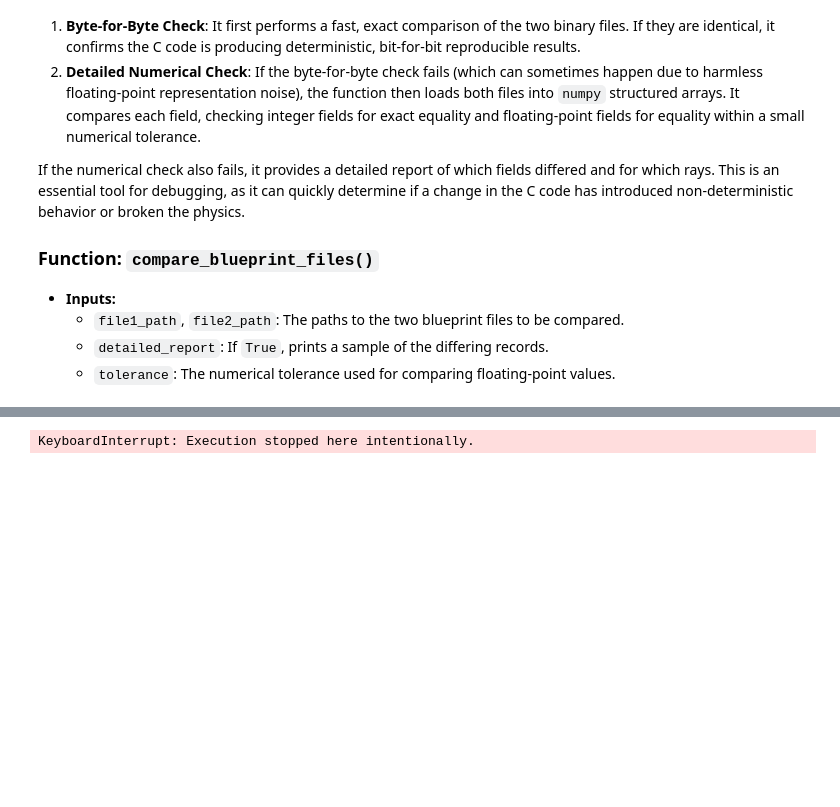
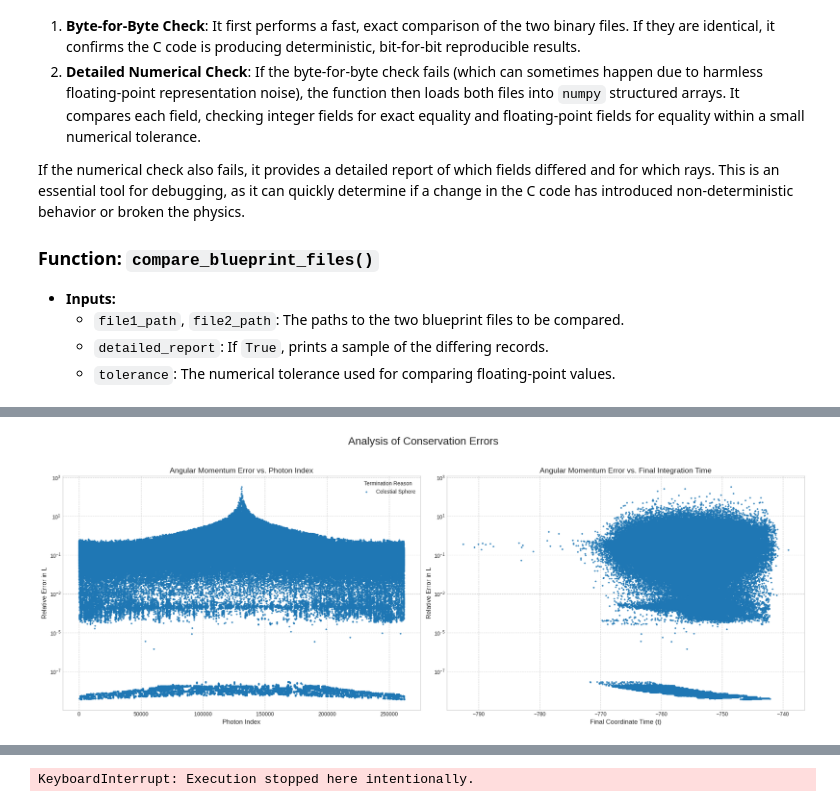
Before and after one commit to Moone02/Research_2025, a Jupyter notebook: V1_0_bh_vis.ipynb, the cells around one changed output, grey strips where cells are left out. Drawn from its saved outputs; the diff is of its cells as text; code cells hidden in the pictures; blank space fills up the shorter version.

```diff
--- a/V1_0_bh_vis.ipynb
+++ b/V1_0_bh_vis.ipynb
@@ -1737,0 +1955,87 @@ def compare_blueprint_files(
+# %%
+import pandas as pd
+import matplotlib.pyplot as plt
+import numpy as np
+import os
+
+def plot_conservation_error_distribution(
+    project_dir: str = "project/photon_geodesic_integrator",
+    input_filename: str = "conservation_errors.txt"
+) -> None:
+    """
+    Reads the conservation error log file and generates two plots:
+    1. A scatter plot of errors vs. photon index, colored by termination type.
+    2. A scatter plot of error vs. final integration time.
+    """
+    print("--- Generating Conservation Error Distribution Plots ---")
+
+    # --- 1. Load the data using pandas ---
+    full_path = os.path.join(project_dir, input_filename)
+    if not os.path.exists(full_path):
+        print(f"ERROR: Error log file not found at '{full_path}'")
+        return
+
+    try:
+        # UPDATED: Added 'final_t' to the column names
+        column_names = ['photon_idx', 'dE_relative', 'dL_relative', 'dQ_relative',
+                        'Q_initial', 'Q_final', 'termination_type', 'final_t']
+
+        df = pd.read_csv(full_path, sep=r'\s+', comment='#', names=column_names)
+        print(f"Successfully loaded error data for {len(df)} photons.")
+    except Exception as e:
+        print(f"ERROR: Failed to load or parse the data file '{full_path}'. Exception: {e}")
+        return
+
+    # --- 2. Prepare Data and Define Labels ---
+    df['dL_relative'] = df['dL_relative'].replace(0, 1e-16)
+
+    termination_map = {
+        0: 'BH Capture (p^t exceeded)', 1: 'Disk Intersection', 2: 'Source Plane',
+        3: 'Celestial Sphere', 4: 'ACTIVE (Error)', 5: 'RKF45 Failure',
+        6: 'Generic Failure', 7: 'Time Exceeded', 8: 'Slot Manager Error'
+    }
+    df['termination_label'] = df['termination_type'].map(termination_map).fillna('Unknown')
+
+    # --- 3. Create the Plots ---
+    plt.style.use('seaborn-v0_8-whitegrid')
+    # Create a figure with 2 subplots (1 row, 2 columns)
+    fig, axes = plt.subplots(1, 2, figsize=(20, 8))
+    fig.suptitle('Analysis of Conservation Errors', fontsize=20)
+
+    # Use a consistent color palette for termination types
+    unique_labels = df['termination_label'].unique()
+    colors = plt.cm.get_cmap('tab10', len(unique_labels))
+    color_map = {label: colors(i) for i, label in enumerate(unique_labels)}
+
+    # --- PLOT 1: Error vs. Photon Index (as before) ---
+    ax1 = axes[0]
+    for label, group_df in df.groupby('termination_label'):
+        ax1.scatter(group_df['photon_idx'], group_df['dL_relative'],
+                    label=label, s=5, alpha=0.7, color=color_map[label])
+
+    ax1.set_title('Angular Momentum Error vs. Photon Index', fontsize=14)
+    ax1.set_xlabel('Photon Index', fontsize=12)
+    ax1.set_ylabel('Relative Error in L', fontsize=12)
+    ax1.set_yscale('log')
+    ax1.grid(True, which="both", ls="--")
+    ax1.legend(title="Termination Reason")
+
+    # --- PLOT 2: NEW - Error vs. Final Time ---
+    ax2 = axes[1]
+    for label, group_df in df.groupby('termination_label'):
+        ax2.scatter(group_df['final_t'], group_df['dL_relative'],
+                    label=label, s=5, alpha=0.7, color=color_map[label])
+
+    ax2.set_title('Angular Momentum Error vs. Final Integration Time', fontsize=14)
+    ax2.set_xlabel('Final Coordinate Time (t)', fontsize=12)
+    ax2.set_ylabel('Relative Error in L', fontsize=12)
+    ax2.set_yscale('log')
+    ax2.grid(True, which="both", ls="--")
+    # ax2.legend(title="Termination Reason") # Legend can be omitted here if it's the same as plot 1
+
+    plt.tight_layout(rect=[0, 0.03, 1, 0.95])
+    plt.show()
+
+# --- How to Run ---
+plot_conservation_error_distribution()
+# %% [output]
@@ -1737,0 +2044 @@ def compare_blueprint_files(
+[figure, added]
```
Also changed, not shown: parts of 14 cells of this notebook, 2 other files.
